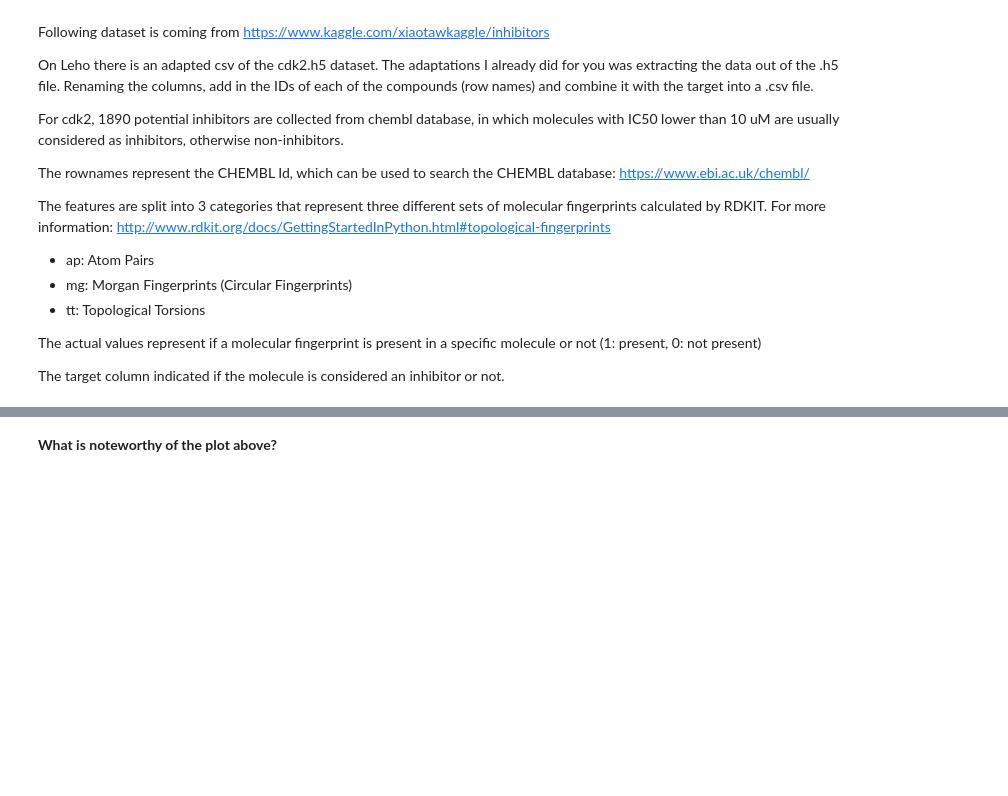
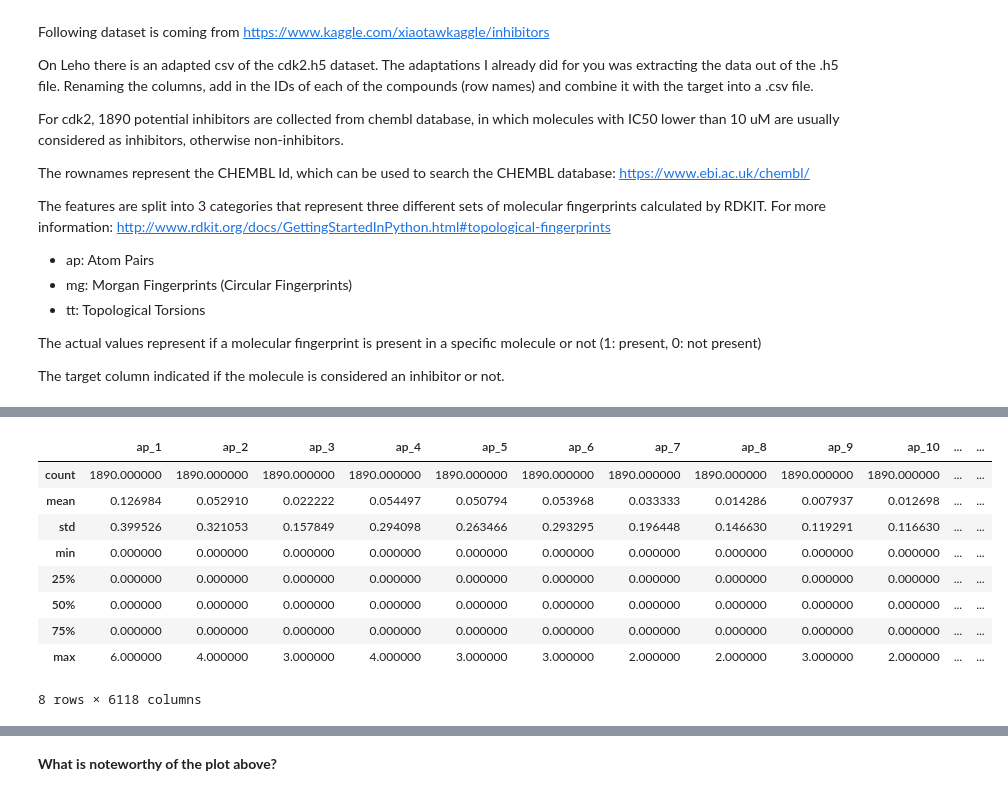
Before and after one commit to MarieHannaert/BIT07-Machine_learning, a Jupyter notebook: exercises/03 - Naive Bayes.ipynb, the cells around one changed output, grey strips where cells are left out. Cells and saved outputs as stored; diff of their text form; code cells hidden in the pictures; blank space fills up the shorter version.

```diff
--- a/exercises/03 - Naive Bayes.ipynb
+++ b/exercises/03 - Naive Bayes.ipynb
@@ -33,4 +43,16 @@ The target column indicated if the molecule is considered an inhibitor or not.
 # %%
 # Take a look at the number of rows and columns in the dataframe
+data.describe()
+# %% [output]
+|  | ap_1 | ap_2 | ap_3 | ap_4 | ap_5 | ap_6 | ap_7 | ap_8 | ap_9 | ap_10 | ... | ... |
+| count | 1890.000000 | 1890.000000 | 1890.000000 | 1890.000000 | 1890.000000 | 1890.000000 | 1890.000000 | 1890.000000 | 1890.000000 | 1890.000000 | ... | ... |
+| mean | 0.126984 | 0.052910 | 0.022222 | 0.054497 | 0.050794 | 0.053968 | 0.033333 | 0.014286 | 0.007937 | 0.012698 | ... | ... |
+| std | 0.399526 | 0.321053 | 0.157849 | 0.294098 | 0.263466 | 0.293295 | 0.196448 | 0.146630 | 0.119291 | 0.116630 | ... | ... |
+| min | 0.000000 | 0.000000 | 0.000000 | 0.000000 | 0.000000 | 0.000000 | 0.000000 | 0.000000 | 0.000000 | 0.000000 | ... | ... |
+| 25% | 0.000000 | 0.000000 | 0.000000 | 0.000000 | 0.000000 | 0.000000 | 0.000000 | 0.000000 | 0.000000 | 0.000000 | ... | ... |
+| 50% | 0.000000 | 0.000000 | 0.000000 | 0.000000 | 0.000000 | 0.000000 | 0.000000 | 0.000000 | 0.000000 | 0.000000 | ... | ... |
+| 75% | 0.000000 | 0.000000 | 0.000000 | 0.000000 | 0.000000 | 0.000000 | 0.000000 | 0.000000 | 0.000000 | 0.000000 | ... | ... |
+| max | 6.000000 | 4.000000 | 3.000000 | 4.000000 | 3.000000 | 3.000000 | 2.000000 | 2.000000 | 3.000000 | 2.000000 | ... | ... |
+8 rows × 6118 columns
 # %%
 # Plot the counts of the target column using  a seaborn countplot
```
Also changed, not shown: parts of 22 cells of this notebook, 4 other files.
